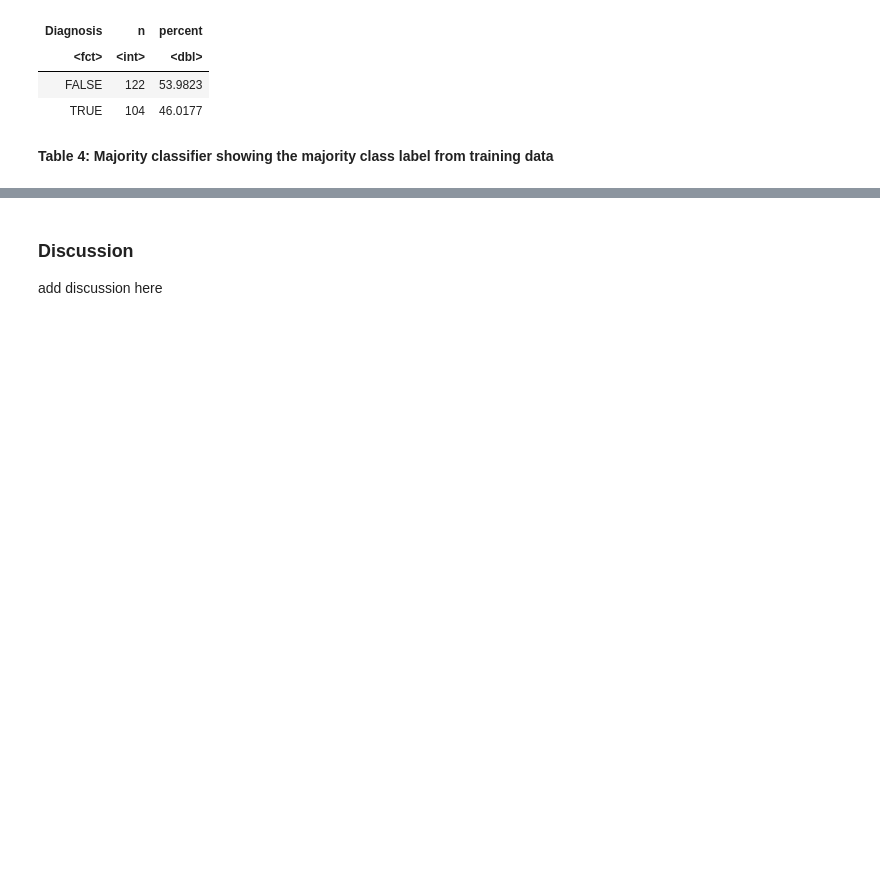
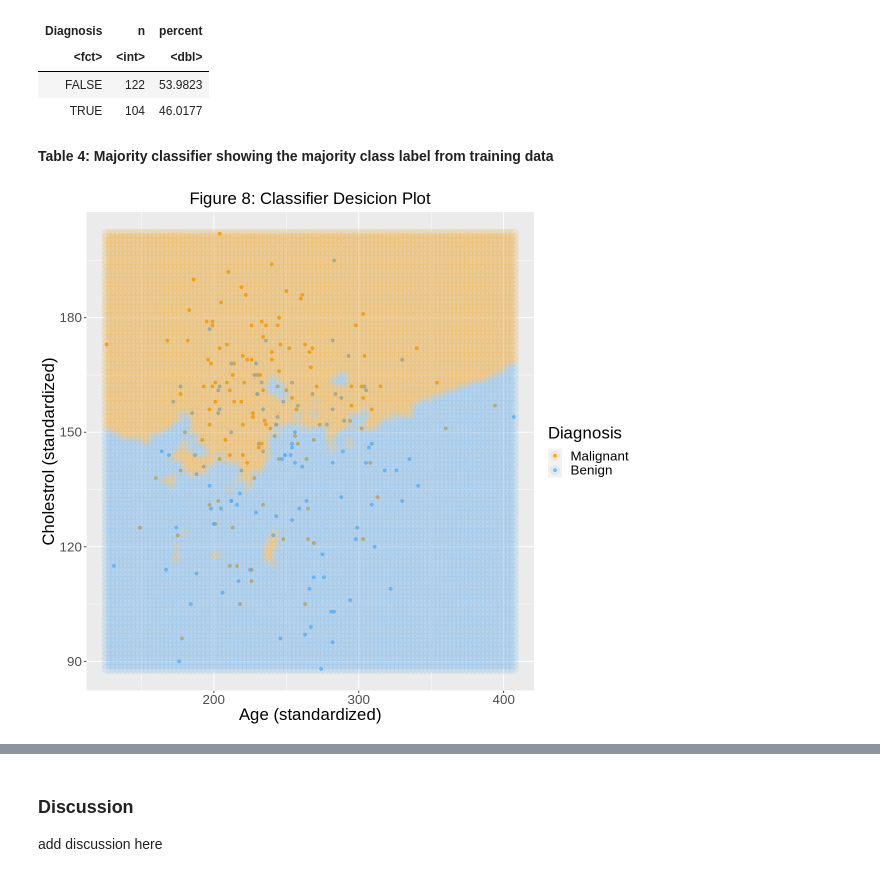
Before and after one commit to jagroop-randhawa/dsci-100-2022w2-group-26, a Jupyter notebook: group_26_project_report.ipynb, the cells around one changed output, grey strips where cells are left out. Cells and saved outputs as stored; diff of their text form; code cells hidden in the pictures; blank space fills up the shorter version.

```diff
--- a/group_26_project_report.ipynb
+++ b/group_26_project_report.ipynb
@@ -303,3 +322,43 @@ A tibble: 2 × 3
 | TRUE | 104 | 46.0177 |
 # %% [markdown]
 **Table 4: Majority classifier showing the majority class label from training data**
+# %%
+chl_grid <- seq(min(heart_data_train$cholesterol_level),
+                max(heart_data_train$cholesterol_level),
+                length.out = 100)
+hr_grid <- seq(min(heart_data_train$maximum_heart_rate_achieved),
+               max(heart_data_train$maximum_heart_rate_achieved),
+                length.out = 100)
+
+asgrid <- as_tibble(expand.grid(cholesterol_level = chl_grid,
+                                maximum_heart_rate_achieved = hr_grid))
+
+PredGrid <- predict(heart_fit, asgrid)
+
+prediction_table <- bind_cols(PredGrid, asgrid) |>
+  rename(Diagnosis = .pred_class)
+
+wkflw_plot <- ggplot() +
+  geom_point(data = heart_data_train,
+             mapping = aes(x = cholesterol_level,
+                           y = maximum_heart_rate_achieved,
+                           color = Diagnosis),
+             alpha = 0.75) +
+  geom_point(data = prediction_table,
+             mapping = aes(x = cholesterol_level,
+                           y = maximum_heart_rate_achieved,
+                           color = Diagnosis),
+             alpha = 0.1,
+             size = 5) +
+  labs(color = "Diagnosis",
+       x = "Age (standardized)",
+       y = "Cholestrol (standardized)",
+       title = "Figure 8: Classifier Desicion Plot") +
+  scale_color_manual(labels = c("Malignant", "Benign"),
+                     values = c("orange2", "steelblue2")) +
+        theme(text = element_text(size = 20),
+         plot.title = element_text(hjust = 0.5, size = 20))
+
+wkflw_plot
+# %% [output]
+[figure, added]
```
Also changed, not shown: parts of 13 cells of this notebook.
